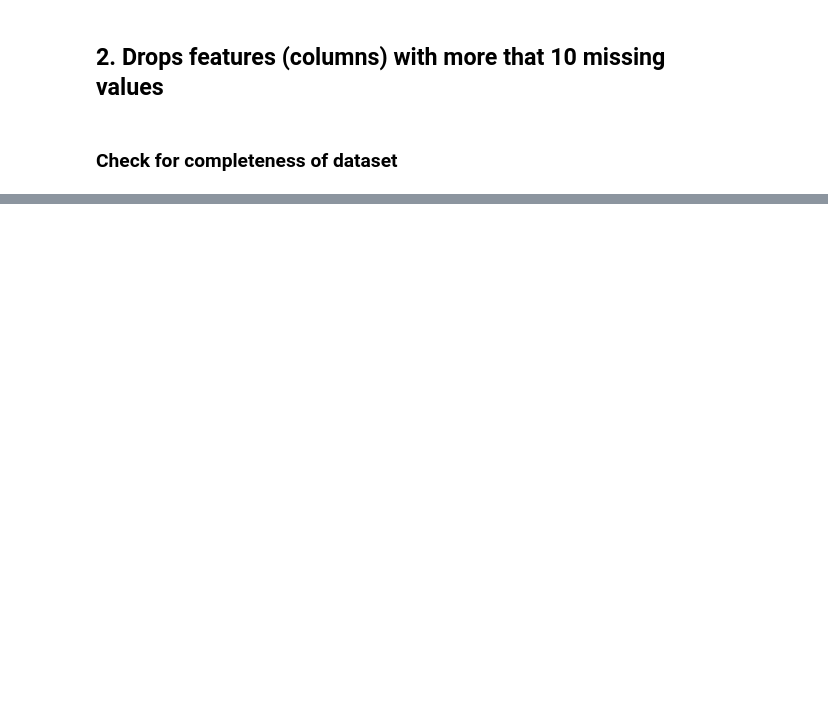
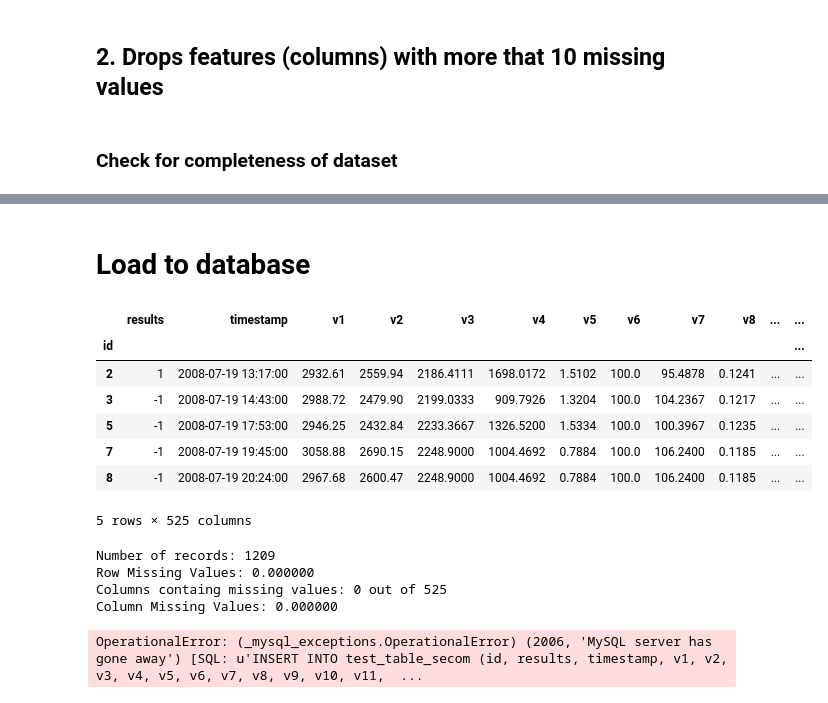
Before and after one commit to mvanegas10/Manufacturing-Process, a Jupyter notebook: CalidadDatos/Preprocessing.ipynb, the cells around one changed output, grey strips where cells are left out. Saved outputs shown, nothing was run; the diff lists cells and outputs as text; code cells hidden in the pictures; blank space fills up the shorter version.

```diff
--- a/CalidadDatos/Preprocessing.ipynb
+++ b/CalidadDatos/Preprocessing.ipynb
@@ -27,0 +34,4 @@ def columns_with_nan(df):
+# %%
+df_data = pd.read_csv('./data/secom.data', sep=' ', header=None)
+df_data.columns = parser(df_data.columns.values)
+df_data.head()
@@ -27,0 +48,5 @@ def columns_with_nan(df):
+# %%
+df_labels = pd.read_csv('./data/labels.csv', header=None, parse_dates=[1])
+df_labels.columns = [ 'results', 'timestamp' ]
+df_labels['id'] = range(0, len(df_labels))
+df_labels.head()
@@ -58,7 +90,8 @@ Row Completeness: 0.193220
 # %% [markdown]
 ## 2. Drops features (columns) with more that 10 missing values
 # %%
-df_complete_features = df_complete_examples[df_complete_examples.columns[ df_complete_examples.isnull().sum() > 10 ]]
+df_complete_features = df_complete_examples[df_complete_examples.columns[ df_complete_examples.isnull().sum() <= 10 ]]
+df_complete_features = df_complete_features[df_complete_features.isnull().sum(axis=1) == 0]
 # %% [markdown]
 ### Check for completeness of dataset
 # %%
@@ -73,0 +109,3 @@ Row Completeness: 1.000000
+# %%
+df_cleansed = df_complete_features
+df_cleansed.head()
@@ -73,0 +120,29 @@ Row Completeness: 1.000000
+# %% [markdown]
+# Load to database
+# %%
+df_table_secom = pd.merge(df_labels, df_cleansed, how='inner', left_index=True, right_index=True)
+df_table_secom = df_table_secom.set_index('id')
+df_table_secom.head()
+# %% [output]
+|  | results | timestamp | v1 | v2 | v3 | v4 | v5 | v6 | v7 | v8 | ... | ... |
+| id |  |  |  |  |  |  |  |  |  |  |  | ... |
+| 2 | 1 | 2008-07-19 13:17:00 | 2932.61 | 2559.94 | 2186.4111 | 1698.0172 | 1.5102 | 100.0 | 95.4878 | 0.1241 | ... | ... |
+| 3 | -1 | 2008-07-19 14:43:00 | 2988.72 | 2479.90 | 2199.0333 | 909.7926 | 1.3204 | 100.0 | 104.2367 | 0.1217 | ... | ... |
+| 5 | -1 | 2008-07-19 17:53:00 | 2946.25 | 2432.84 | 2233.3667 | 1326.5200 | 1.5334 | 100.0 | 100.3967 | 0.1235 | ... | ... |
+| 7 | -1 | 2008-07-19 19:45:00 | 3058.88 | 2690.15 | 2248.9000 | 1004.4692 | 0.7884 | 100.0 | 106.2400 | 0.1185 | ... | ... |
+| 8 | -1 | 2008-07-19 20:24:00 | 2967.68 | 2600.47 | 2248.9000 | 1004.4692 | 0.7884 | 100.0 | 106.2400 | 0.1185 | ... | ... |
+5 rows × 525 columns
+# %%
+print('Number of records: %d' % (len(df_table_secom.index)))
+print('Row Missing Values: %f' % (1 - row_completeness(df_table_secom)))
+print('Columns containg missing values: %d out of %d' % (columns_with_nan(df_table_secom), len(df_table_secom.columns)))
+print('Column Missing Values: %f' % (1 - column_completeness(df_table_secom)))
+# %% [output]
+Number of records: 1209
+Row Missing Values: 0.000000
+Columns containg missing values: 0 out of 525
+Column Missing Values: 0.000000
+# %%
+df_table_secom.to_sql(con=con, name='test_table_secom', if_exists='replace')
+# %% [output]
+OperationalError: (_mysql_exceptions.OperationalError) (2006, 'MySQL server has gone away') [SQL: u'INSERT INTO test_table_secom (id, results, timestamp, v1, v2, v3, v4, v5, v6, v7, v8, v9, v10, v11,  ...
```
Also changed, not shown: parts of 22 cells of this notebook, 1 other file.
